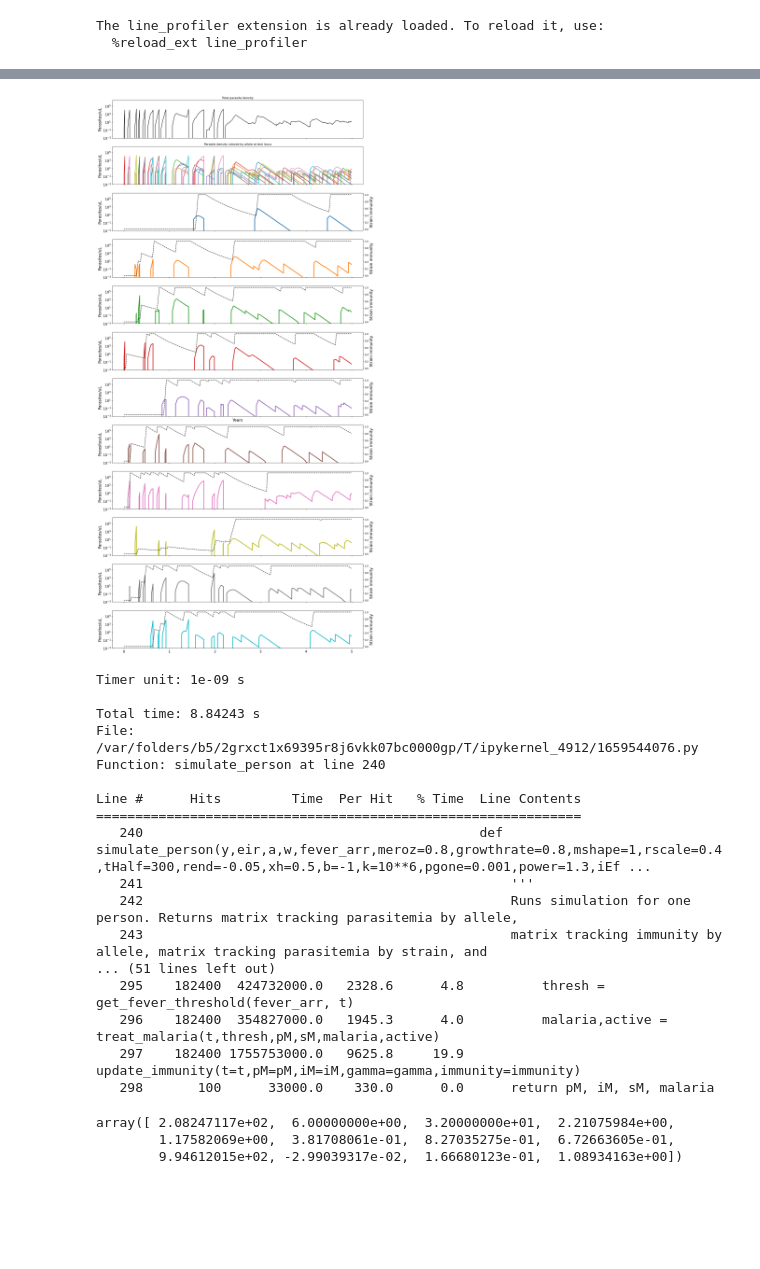
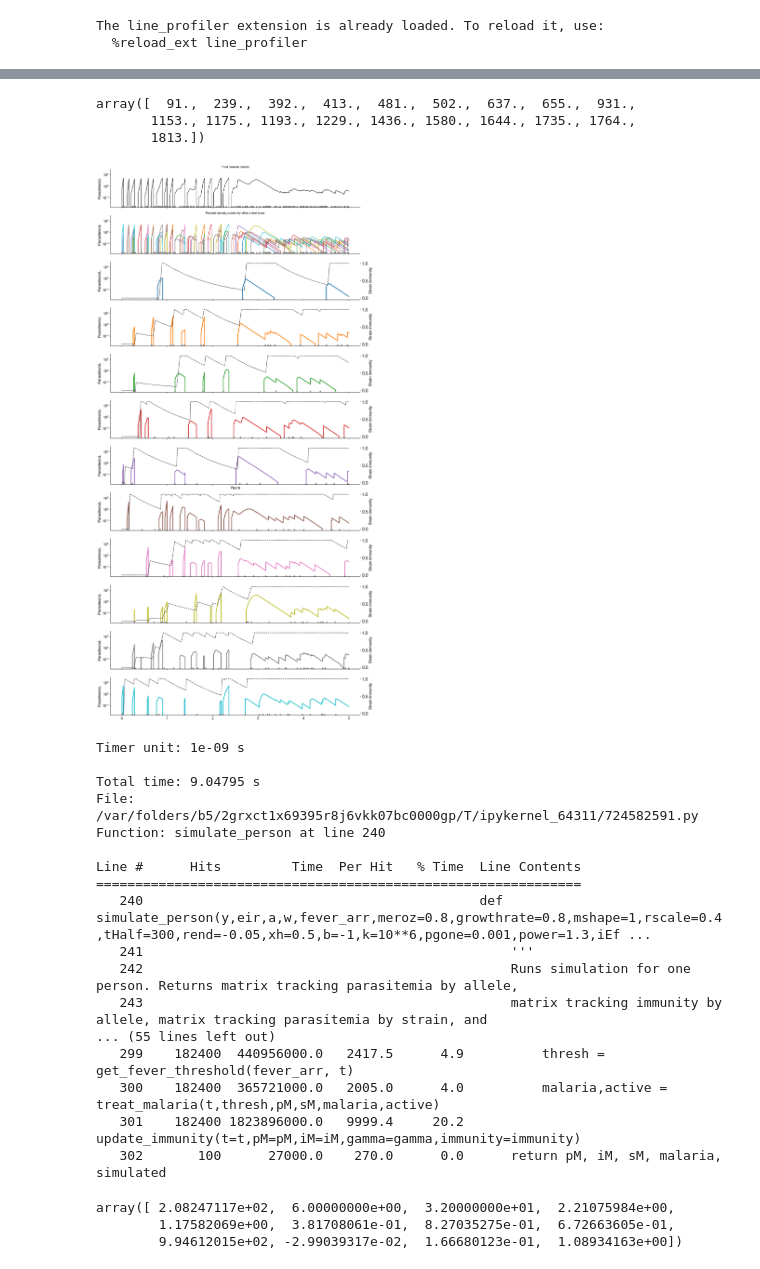
Before and after one commit to blab/pf-longitudinal, a Jupyter notebook: pf-tent/code/mechanistic.ipynb, the cells around one changed output, grey strips where cells are left out. Saved outputs shown, nothing was run; the diff lists cells and outputs as text; code cells hidden in the pictures; blank space fills up the shorter version.

```diff
--- a/pf-tent/code/mechanistic.ipynb
+++ b/pf-tent/code/mechanistic.ipynb
@@ -275,6 +275,10 @@ def simulate_person(y,eir,a,w,fever_arr,meroz=0.8,growthrate=0.8,mshape=1,rscale
     gamma = 0.693/tHalf
     immunity = simulate_immune_effect(iEffect,iSkew,a)
 
+    simulated = np.zeros((len(a)+1,n))
+    simulated[0,:] = bites
+    simulated[1:,:] = gtypes
+
     # Creates objects to record
     pM = create_allele_matrix(a,y)
     iM = create_allele_matrix(a,y)
@@ -306,7 +310,7 @@ def simulate_person(y,eir,a,w,fever_arr,meroz=0.8,growthrate=0.8,mshape=1,rscale
         thresh = get_fever_threshold(fever_arr, t)
         malaria,active = treat_malaria(t,thresh,pM,sM,malaria,active)
         update_immunity(t=t,pM=pM,iM=iM,gamma=gamma,immunity=immunity)
-    return pM, iM, sM, malaria
+    return pM, iM, sM, malaria, simulated
 
 def simulate_cohort(n_people,y,eir,a,w,meroz=0.8,growthrate=0.8,mshape=1,rscale=0.4,tHalf=300,rend=-0.05,xh=0.5,b=-1,k=10**6,pgone=0.001,power=1.3,iEffect=0.05,iSkew=2,limm=0.6):
     '''
@@ -328,6 +332,7 @@ def simulate_cohort(n_people,y,eir,a,w,meroz=0.8,growthrate=0.8,mshape=1,rscale=
     all_immunity = np.zeros((n_people, len(a), max(a), y*365))
     all_strains = {}
     all_malaria = {}
+    all_bites = {}
 
     # Load dataset for fever threshhold
     fever, breaks = load_data()
@@ -337,13 +342,14 @@ def simulate_cohort(n_people,y,eir,a,w,meroz=0.8,growthrate=0.8,mshape=1,rscale=
 
     # Simulate people
     for person in range(n_people):
-        pmatrix, imatrix, smatrix, malaria = simulate_person(y,adjeir,a,w,fever_arr,meroz=meroz,growthrate=growthrate,mshape=mshape,rscale=rscale,tHalf=tHalf,rend=rend,xh=xh,b=b,k=k,pgone=pgone,power=power,iEffect=iEffect, iSkew=iSkew)
+        pmatrix, imatrix, smatrix, malaria, simulated = simulate_person(y,adjeir,a,w,fever_arr,meroz=meroz,growthrate=growthrate,mshape=mshape,rscale=rscale,tHalf=tHalf,rend=rend,xh=xh,b=b,k=k,pgone=pgone,power=power,iEffect=iEffect, iSkew=iSkew)
         all_parasites[person,:,:,:] = pmatrix
         all_immunity[person,:,:,:] = imatrix
         all_strains[person] = smatrix
         all_malaria[person] = malaria
+        all_bites[person] = simulated
 
-    return all_parasites, all_immunity, all_strains, all_malaria
+    return all_parasites, all_immunity, all_strains, all_malaria,all_bites
 # %%
 y = 5
 a = np.repeat(10,5)
@@ -578,2 +588,2 @@ micro
 # %%
-pmatrix,imatrix,smatrix,malaria= simulate_person(y,eir,a,w,fever_arr,iEffect=0.05,iSkew=2,xh=0.5,growthrate=0.8,rscale=0.4,meroz=0.8)
+pmatrix,imatrix,smatrix,malaria,bites= simulate_person(y,eir,a,w,fever_arr,iEffect=0.05,iSkew=2,xh=0.5,growthrate=0.8,rscale=0.4,meroz=0.8)
@@ -580,43 +610,57 @@ pmatrix,imatrix,smatrix,malaria= simulate_person(y,eir,a,w,fever_arr,iEffect=0.0
+# %%
+bites[0,bites[-1]==1]
+# %% [output]
+array([  91.,  239.,  392.,  413.,  481.,  502.,  637.,  655.,  931.,
+       1153., 1175., 1193., 1229., 1436., 1580., 1644., 1735., 1764.,
+       1813.])
 # %%
 colors = {0:"tab:blue", 1:"tab:orange", 2:"tab:green", 3:"tab:red", 4:"tab:purple", 5:"tab:brown", 6:"tab:pink",7:"tab:olive",8:"tab:grey",9:"tab:cyan"}
+nLoci, nBites = bites.shape
 
 fig, ax = plt.subplots(nrows=12, sharey=True, sharex=True, tight_layout=True, figsize=(16,32))
 ax[0].tick_params(axis='both', which='major', labelsize=14)
 ax[1].tick_params(axis='both', which='major', labelsize=14)
 ax[0].set_yscale('log')
 ax[0].plot(np.arange(y*365)/365, pmatrix[-1,:,:].sum(axis=0),color="black")
+ax[0].plot(bites[0,:]/365,np.repeat(0.0005,nBites),'^',color='grey')
+
 for strain in np.arange(a[-1]):
     iStrain = pmatrix[-1,strain,:]
     if np.sum(iStrain) > 1:
         ax[1].plot(np.arange(y*365)/365, iStrain, linewidth=2,color=colors[strain])
-ax[0].set_ylim(0.001,3000000)
+ax[1].plot(bites[0,:]/365,np.repeat(0.0005,nBites),'^',color='grey')
+ax[0].set_ylim(0.00028,3000000)
 ax[6].set_xlabel('Years',fontsize=16)
 ax[0].set_ylabel('Parasites/uL',fontsize=16)
 ax[0].set_title('Total parasite density')
 ax[1].set_title('Parasite density colored by allele at test locus')
 ax[1].set_ylabel('Parasites/uL',fontsize=16)
 for row in range(2,12):
     ax[row].tick_params(axis='both', which='major', labelsize=14)
     ax[row].set_ylabel('Parasites/uL',fontsize=16)
     other = [strain for strain in range(0,5) if strain != row-2]
     ax[row].plot(np.arange(y*365)/365, pmatrix[-1,row-2,:],linewidth=3,color=colors[row-2])
+    Abites = bites[0,bites[-1]==row-2]
+    ax[row].plot(Abites/365,np.repeat(0.0005,len(Abites)),'^',color='grey')
+
+
     #ax[row].vlines(x=np.asarray(visits)/365,ymin=0.001,ymax=100000,color="black",linestyle="dashed",linewidth=1)
 
     #for strain in other:
      #   ax[row].plot(np.arange(y*365)/365, all_parasites[i,-1,strain,:],linewidth=2,alpha=0.2,color=colors[strain])
 
     ax2 = ax[row].twinx()
     ax2.set_ylabel('Strain immunity',fontsize=16)
     ax2.plot(np.arange(y*365)/365, imatrix[-1,row-2,:],linewidth=1.5,color='black',linestyle='dashed')
 # %% [output]
-[figure, old version]
+[figure, new version]
 # %%
 %lprun -f simulate_person simulate_cohort(n_people,y,eir,a,w)
 # %% [output]
 Timer unit: 1e-09 s
 
-Total time: 8.84243 s
-File: /var/folders/b5/2grxct1x69395r8j6vkk07bc0000gp/T/ipykernel_4912/1659544076.py
+Total time: 9.04795 s
+File: /var/folders/b5/2grxct1x69395r8j6vkk07bc0000gp/T/ipykernel_64311/724582591.py
 Function: simulate_person at line 240
 
 Line #      Hits         Time  Per Hit   % Time  Line Contents
@@ -625,11 +669,11 @@ Line #      Hits         Time  Per Hit   % Time  Line Contents
    241                                               '''
    242                                               Runs simulation for one person. Returns matrix tracking parasitemia by allele,
    243                                               matrix tracking immunity by allele, matrix tracking parasitemia by strain, and
-... (51 lines left out)
-   295    182400  424732000.0   2328.6      4.8          thresh = get_fever_threshold(fever_arr, t)
-   296    182400  354827000.0   1945.3      4.0          malaria,active = treat_malaria(t,thresh,pM,sM,malaria,active)
-   297    182400 1755753000.0   9625.8     19.9          update_immunity(t=t,pM=pM,iM=iM,gamma=gamma,immunity=immunity)
-   298       100      33000.0    330.0      0.0      return pM, iM, sM, malaria
+... (55 lines left out)
+   299    182400  440956000.0   2417.5      4.9          thresh = get_fever_threshold(fever_arr, t)
+   300    182400  365721000.0   2005.0      4.0          malaria,active = treat_malaria(t,thresh,pM,sM,malaria,active)
+   301    182400 1823896000.0   9999.4     20.2          update_immunity(t=t,pM=pM,iM=iM,gamma=gamma,immunity=immunity)
+   302       100      27000.0    270.0      0.0      return pM, iM, sM, malaria, simulated
 # %%
 with open('output/paramsMech.npy', 'rb') as f:
     params = np.load(f)
```
Also changed, not shown: parts of 28 cells of this notebook, 8 other files.
